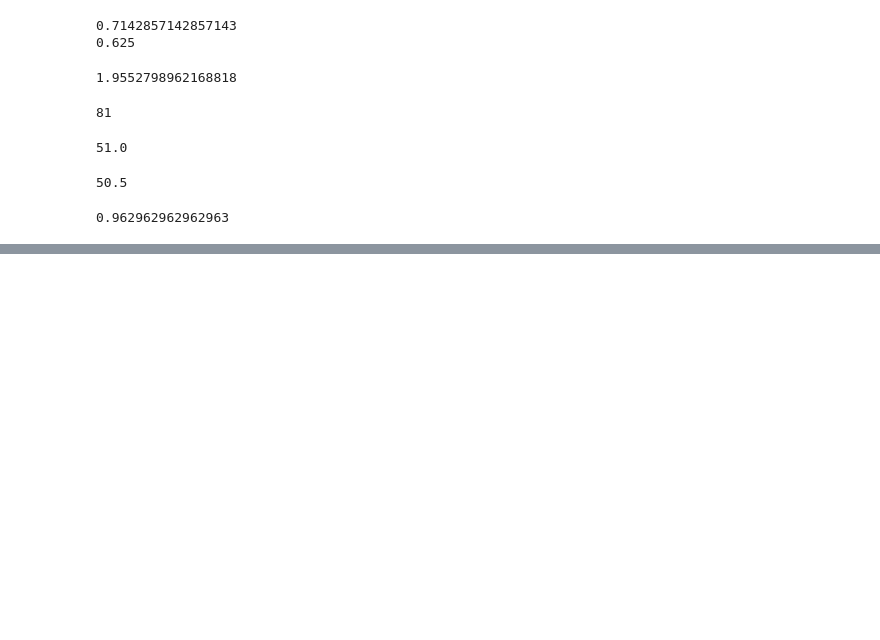
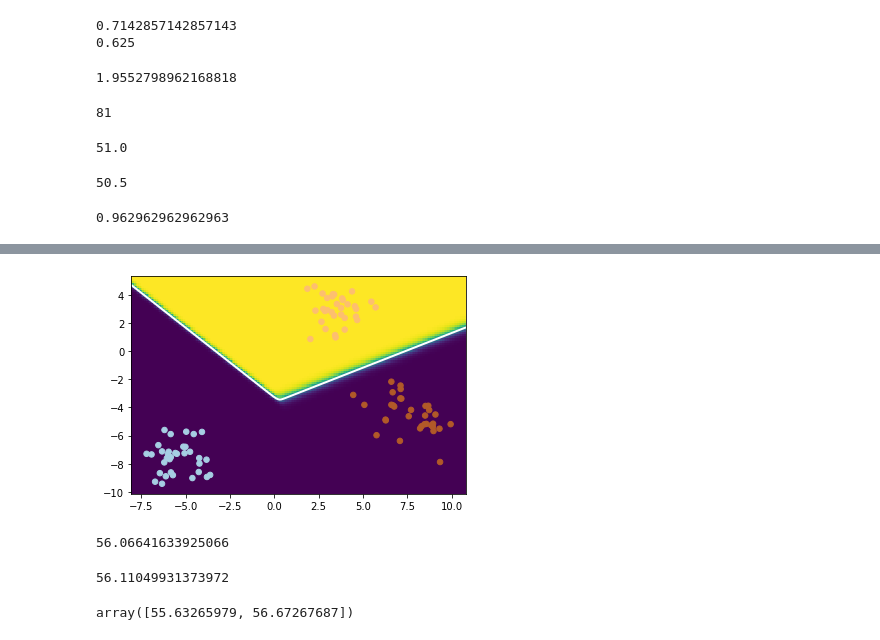
Before and after one commit to callinSwitzer/GarbageCollector, a Jupyter notebook: microsoft_interviewPrep.ipynb, the cells around one changed output, grey strips where cells are left out. Saved outputs shown, nothing was run; the diff lists cells and outputs as text; code cells hidden in the pictures; blank space fills up the shorter version.

```diff
--- a/microsoft_interviewPrep.ipynb
+++ b/microsoft_interviewPrep.ipynb
@@ -111,0 +172,38 @@ np.median(dset)
+# %%
+X,y = make_blobs(100, n_features = 2, centers = 3)
+Xtrain, Xtest, ytrain, ytest = train_test_split(X, y, test_size = 0.2)
+
+clf = LDA()
+clf.fit(Xtrain, ytrain)
+
+preds = clf.predict(Xtest)
+# %%
+from matplotlib import colors
+plt.scatter(X[:, 0], X[:, 1], c=y, s=30, cmap=plt.cm.Paired)
+
+# plot the decision function
+ax = plt.gca()
+xlim = ax.get_xlim()
+ylim = ax.get_ylim()
+
+# create grid to evaluate model
+nx, ny = 200, 100
+x_min, x_max = plt.xlim()
+y_min, y_max = plt.ylim()
+xx, yy = np.meshgrid(np.linspace(x_min, x_max, nx),
+                     np.linspace(y_min, y_max, ny))
+Z = clf.predict_proba(np.c_[xx.ravel(), yy.ravel()])
+Z = Z[:, 1].reshape(xx.shape)
+plt.pcolormesh(xx, yy, Z, cmap='viridis',
+               norm=colors.Normalize(0., 1.), zorder=0)
+plt.contour(xx, yy, Z, [0.5], linewidths=2., colors='white')
+
+# xy = np.vstack([XX.ravel(), YY.ravel()]).T
+# Z = clf.decision_function(xy).reshape(XX.shape)
+
+# # plot decision boundary and margins
+# ax.contour(XX, YY, Z, colors='k', levels=[-1, 0, 1], alpha=0.5,
+#            linestyles=['--', '-', '--'])
+plt.show()
+# %% [output]
+[figure, added]
@@ -111,0 +213,6 @@ np.median(dset)
+# %%
+# bootstrap CI for the median
+dta =  np.random.randn(50)+ 56
+np.median(dta)
+# %% [output]
+56.06641633925066
@@ -111,0 +227,8 @@ np.median(dset)
+# %%
+np.mean(bootSamples)
+# %% [output]
+56.11049931373972
+# %%
+np.quantile(bootSamples, [0.025, 0.975])
+# %% [output]
+array([55.63265979, 56.67267687])
```
Also changed, not shown: parts of 17 cells of this notebook, 1 other file.
